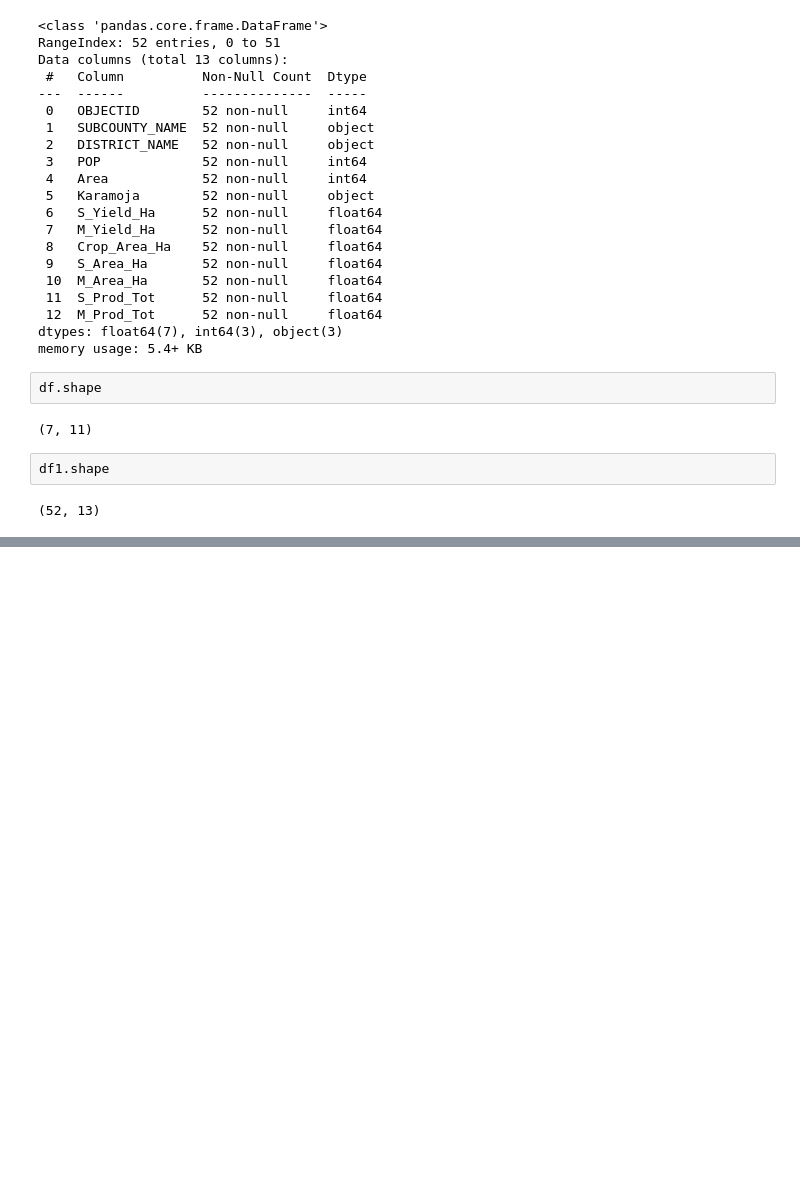
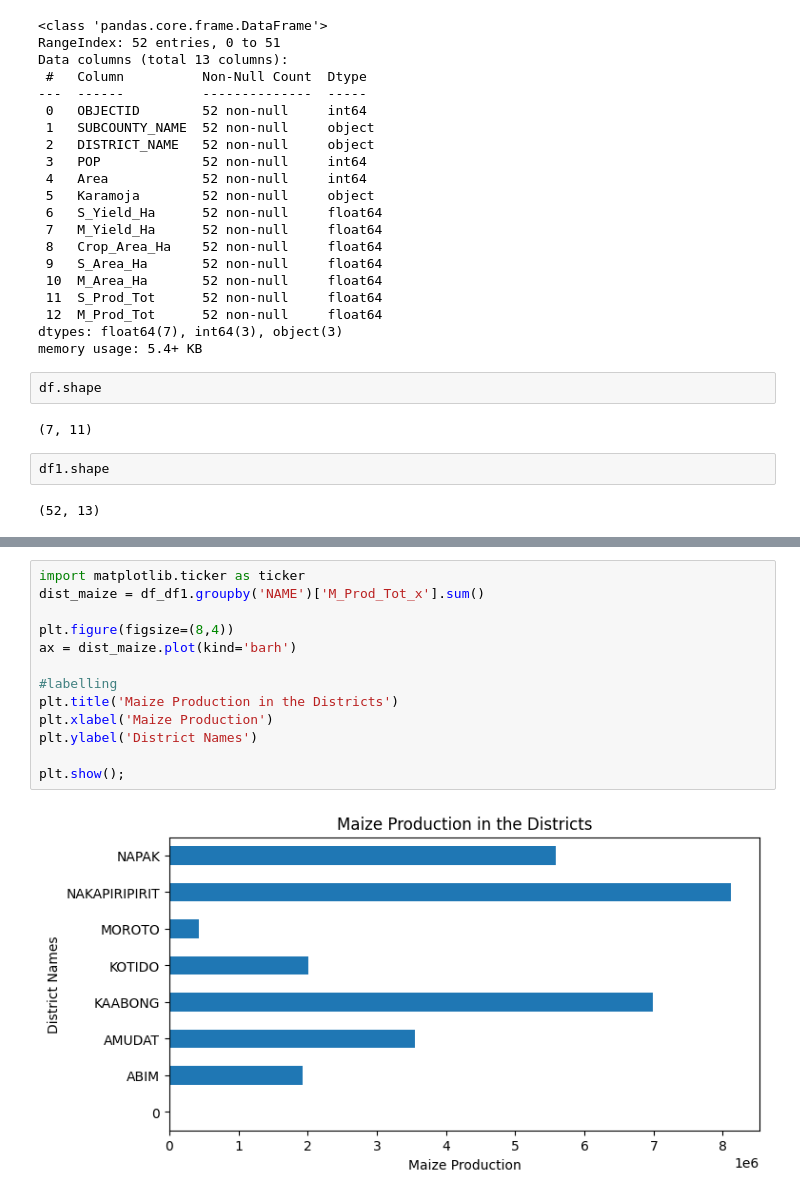
Before and after one commit to Nyarindaj/KARAMOJA, a Jupyter notebook: Karamoja.ipynb, the cells around one changed output, grey strips where cells are left out. Cells and saved outputs as stored; diff of their text form; blank space fills up the shorter version.

```diff
--- a/Karamoja.ipynb
+++ b/Karamoja.ipynb
@@ -179,0 +226,15 @@ df_df1.head()
+# %%
+import matplotlib.ticker as ticker
+dist_maize = df_df1.groupby('NAME')['M_Prod_Tot_x'].sum()
+
+plt.figure(figsize=(8,4))
+ax = dist_maize.plot(kind='barh')
+
+#labelling
+plt.title('Maize Production in the Districts')
+plt.xlabel('Maize Production')
+plt.ylabel('District Names')
+
+plt.show();
+# %% [output]
+[figure, added]
```
Also changed, not shown: parts of 23 cells of this notebook.
